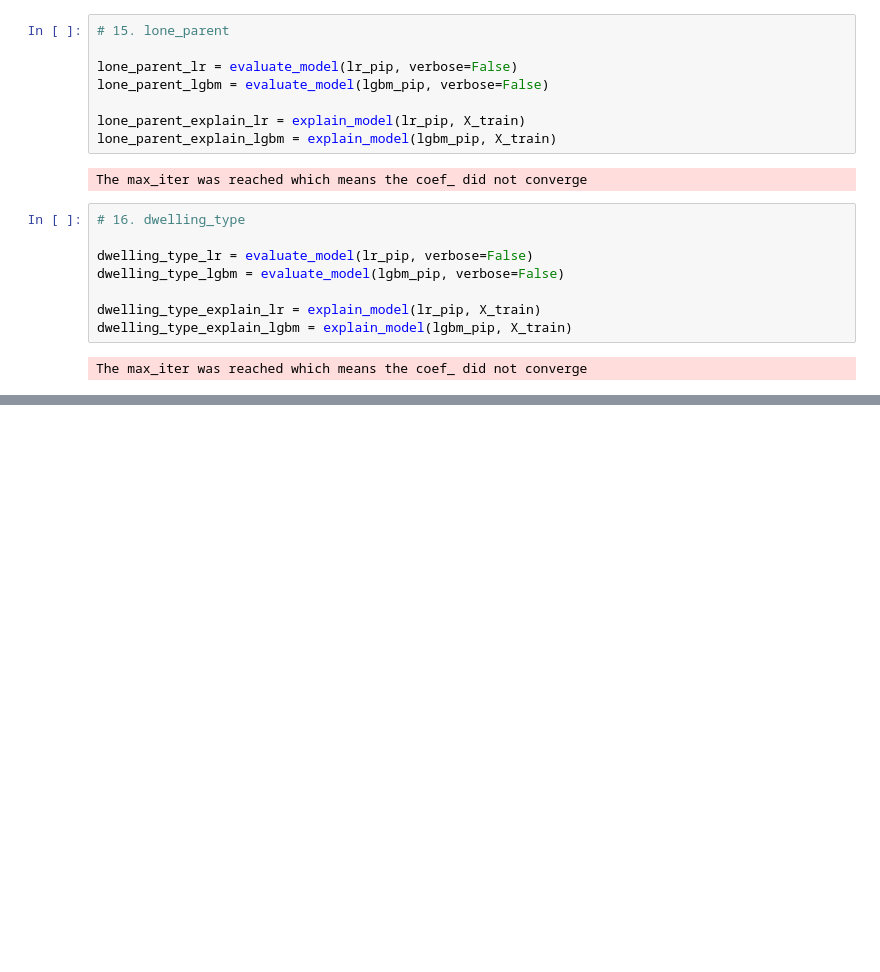
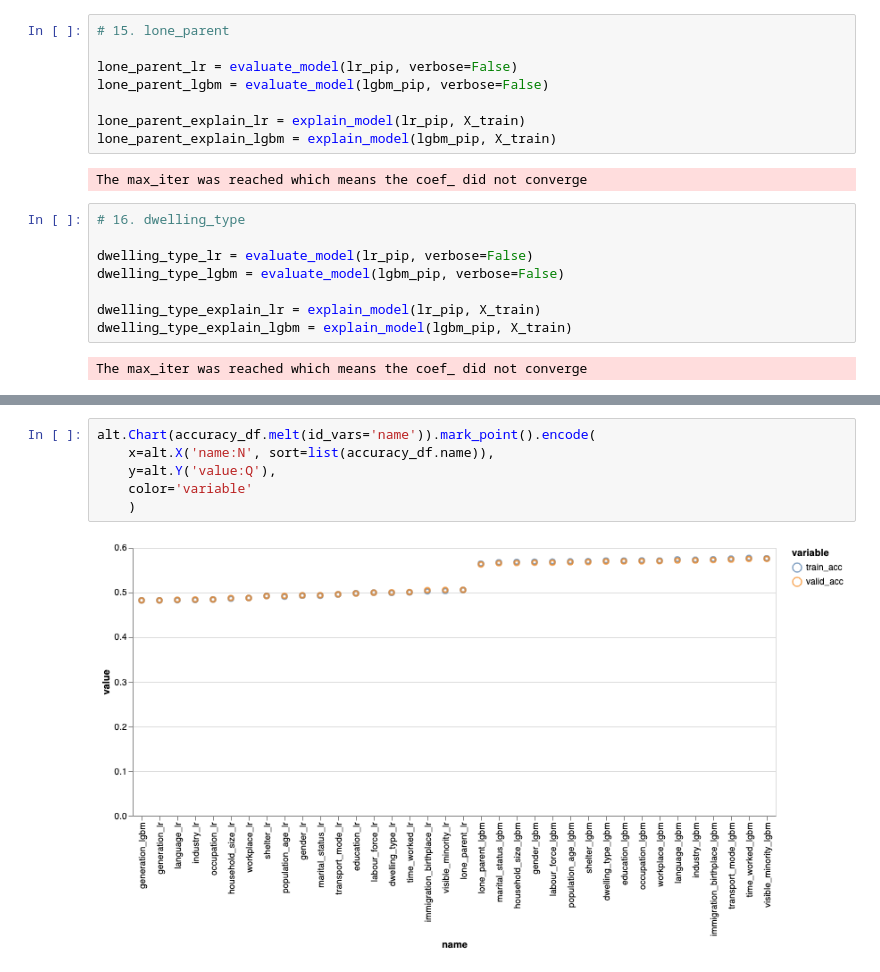
Before and after one commit to aakanksha023/EVAN, a Jupyter notebook: src/03_modelling/modelling.ipynb, the cells around one changed output, grey strips where cells are left out. Saved outputs shown, nothing was run; the diff lists cells and outputs as text; blank space fills up the shorter version.

```diff
--- a/src/03_modelling/modelling.ipynb
+++ b/src/03_modelling/modelling.ipynb
@@ -594,0 +710,8 @@ dwelling_type_lgbm
+# %%
+alt.Chart(accuracy_df.melt(id_vars='name')).mark_point().encode(
+    x=alt.X('name:N', sort=list(accuracy_df.name)),
+    y=alt.Y('value:Q'),
+    color='variable'
+    )
+# %% [output]
+[figure, added]
```
Also changed, not shown: parts of 15 cells of this notebook.
